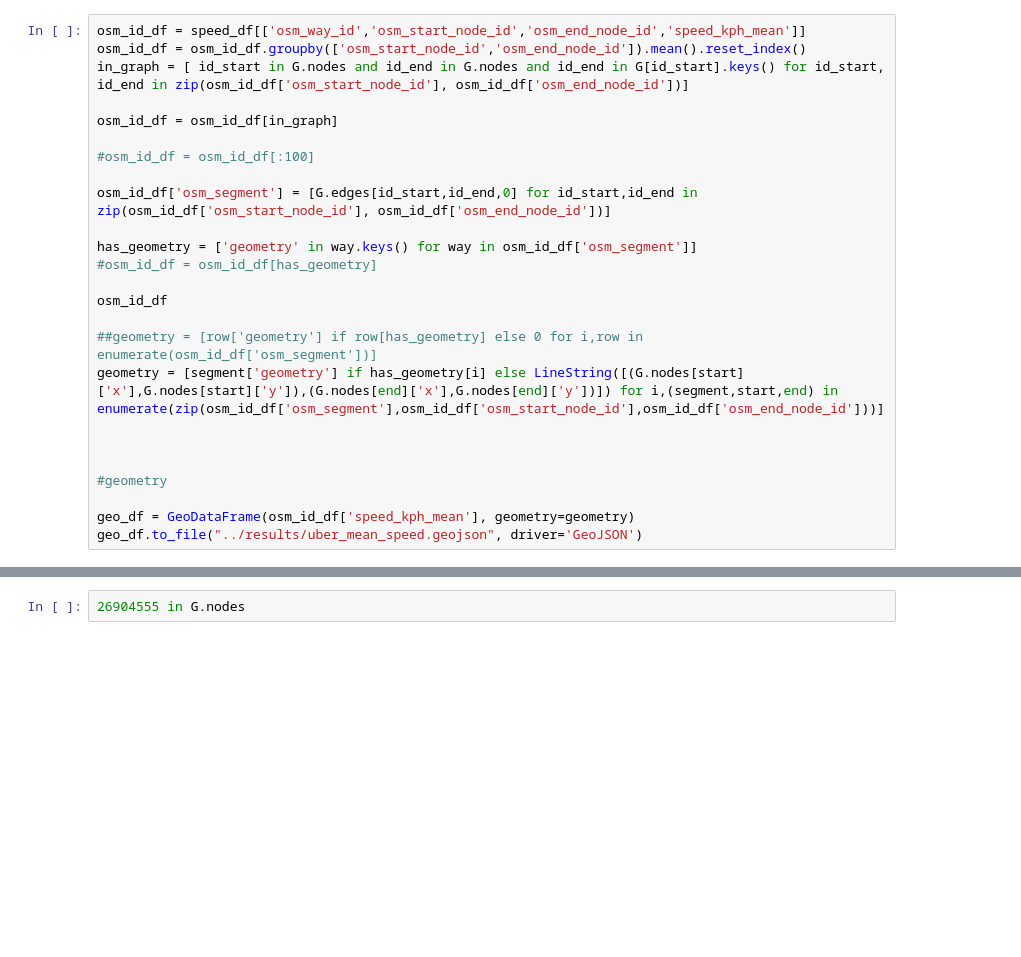
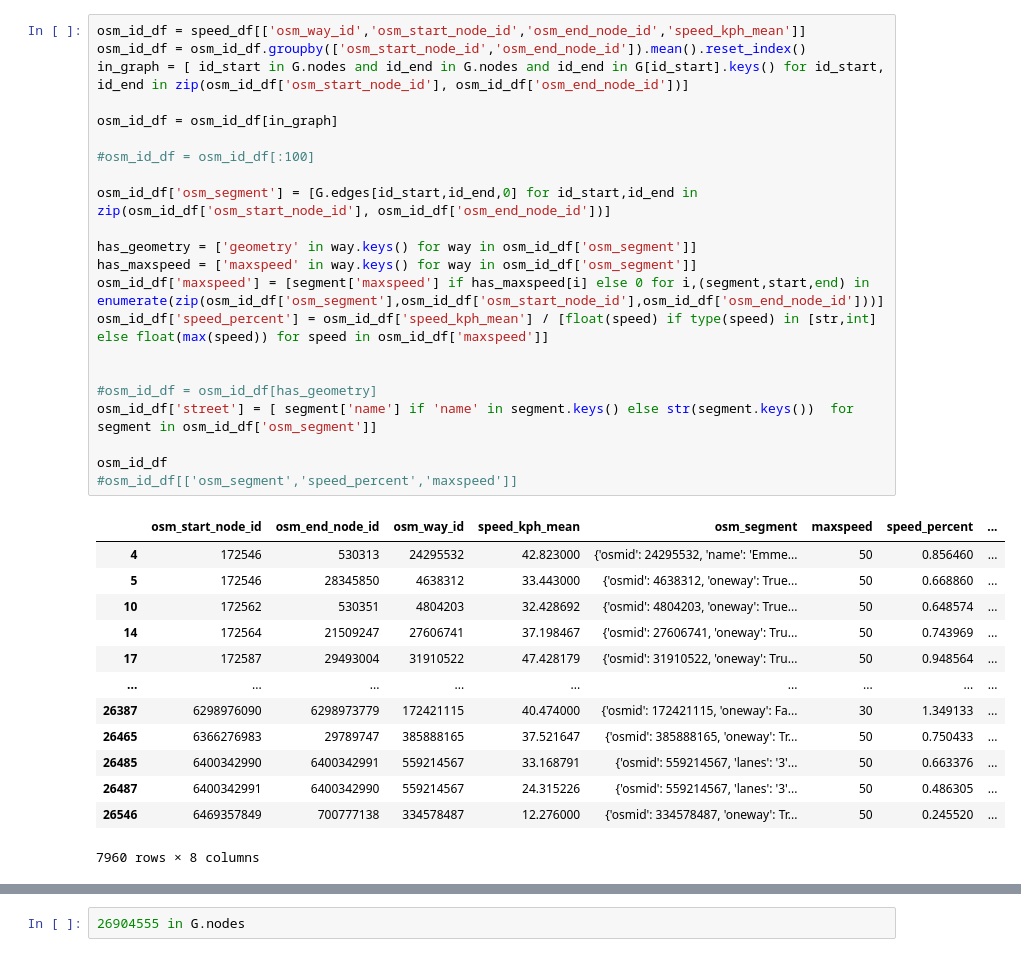
Before and after one commit to fom-big-data/fom-big-data-consulting-berlin-mobility-model, a Jupyter notebook: EXPLORATION/explore_uber_movement.ipynb, the cells around one changed output, grey strips where cells are left out. Drawn from its saved outputs; the diff is of its cells as text; blank space fills up the shorter version.

Commit message:
Uber Movement Exploration

```diff
--- a/EXPLORATION/explore_uber_movement.ipynb
+++ b/EXPLORATION/explore_uber_movement.ipynb
@@ -34,25 +68,36 @@ TypeError: graph_from_place() got an unexpected keyword argument 'type'
 # %%
 osm_id_df = speed_df[['osm_way_id','osm_start_node_id','osm_end_node_id','speed_kph_mean']]
 osm_id_df = osm_id_df.groupby(['osm_start_node_id','osm_end_node_id']).mean().reset_index()
 in_graph = [ id_start in G.nodes and id_end in G.nodes and id_end in G[id_start].keys() for id_start, id_end in zip(osm_id_df['osm_start_node_id'], osm_id_df['osm_end_node_id'])]
 
 osm_id_df = osm_id_df[in_graph]
 
 #osm_id_df = osm_id_df[:100]
 
 osm_id_df['osm_segment'] = [G.edges[id_start,id_end,0] for id_start,id_end in zip(osm_id_df['osm_start_node_id'], osm_id_df['osm_end_node_id'])]
 
 has_geometry = ['geometry' in way.keys() for way in osm_id_df['osm_segment']]
+has_maxspeed = ['maxspeed' in way.keys() for way in osm_id_df['osm_segment']]
+osm_id_df['maxspeed'] = [segment['maxspeed'] if has_maxspeed[i] else 0 for i,(segment,start,end) in enumerate(zip(osm_id_df['osm_segment'],osm_id_df['osm_start_node_id'],osm_id_df['osm_end_node_id']))]
+osm_id_df['speed_percent'] = osm_id_df['speed_kph_mean'] / [float(speed) if type(speed) in [str,int] else float(max(speed)) for speed in osm_id_df['maxspeed']]
+
+
 #osm_id_df = osm_id_df[has_geometry]
+osm_id_df['street'] = [ segment['name'] if 'name' in segment.keys() else str(segment.keys())  for segment in osm_id_df['osm_segment']]
 
 osm_id_df
-
-##geometry = [row['geometry'] if row[has_geometry] else 0 for i,row in enumerate(osm_id_df['osm_segment'])]
-geometry = [segment['geometry'] if has_geometry[i] else LineString([(G.nodes[start]['x'],G.nodes[start]['y']),(G.nodes[end]['x'],G.nodes[end]['y'])]) for i,(segment,start,end) in enumerate(zip(osm_id_df['osm_segment'],osm_id_df['osm_start_node_id'],osm_id_df['osm_end_node_id']))]
-
-
-
-#geometry
-
-geo_df = GeoDataFrame(osm_id_df['speed_kph_mean'], geometry=geometry)
-geo_df.to_file("../results/uber_mean_speed.geojson", driver='GeoJSON')
+#osm_id_df[['osm_segment','speed_percent','maxspeed']]
+# %% [output]
+|  | osm_start_node_id | osm_end_node_id | osm_way_id | speed_kph_mean | osm_segment | maxspeed | speed_percent | ... |
+| 4 | 172546 | 530313 | 24295532 | 42.823000 | {'osmid': 24295532, 'name': 'Emme... | 50 | 0.856460 | ... |
+| 5 | 172546 | 28345850 | 4638312 | 33.443000 | {'osmid': 4638312, 'oneway': True... | 50 | 0.668860 | ... |
+| 10 | 172562 | 530351 | 4804203 | 32.428692 | {'osmid': 4804203, 'oneway': True... | 50 | 0.648574 | ... |
+| 14 | 172564 | 21509247 | 27606741 | 37.198467 | {'osmid': 27606741, 'oneway': Tru... | 50 | 0.743969 | ... |
+| 17 | 172587 | 29493004 | 31910522 | 47.428179 | {'osmid': 31910522, 'oneway': Tru... | 50 | 0.948564 | ... |
+| ... | ... | ... | ... | ... | ... | ... | ... | ... |
+| 26387 | 6298976090 | 6298973779 | 172421115 | 40.474000 | {'osmid': 172421115, 'oneway': Fa... | 30 | 1.349133 | ... |
+| 26465 | 6366276983 | 29789747 | 385888165 | 37.521647 | {'osmid': 385888165, 'oneway': Tr... | 50 | 0.750433 | ... |
+| 26485 | 6400342990 | 6400342991 | 559214567 | 33.168791 | {'osmid': 559214567, 'lanes': '3'... | 50 | 0.663376 | ... |
+| 26487 | 6400342991 | 6400342990 | 559214567 | 24.315226 | {'osmid': 559214567, 'lanes': '3'... | 50 | 0.486305 | ... |
+| 26546 | 6469357849 | 700777138 | 334578487 | 12.276000 | {'osmid': 334578487, 'oneway': Tr... | 50 | 0.245520 | ... |
+7960 rows × 8 columns
```
Also changed, not shown: parts of 11 cells of this notebook, 3 other files.
